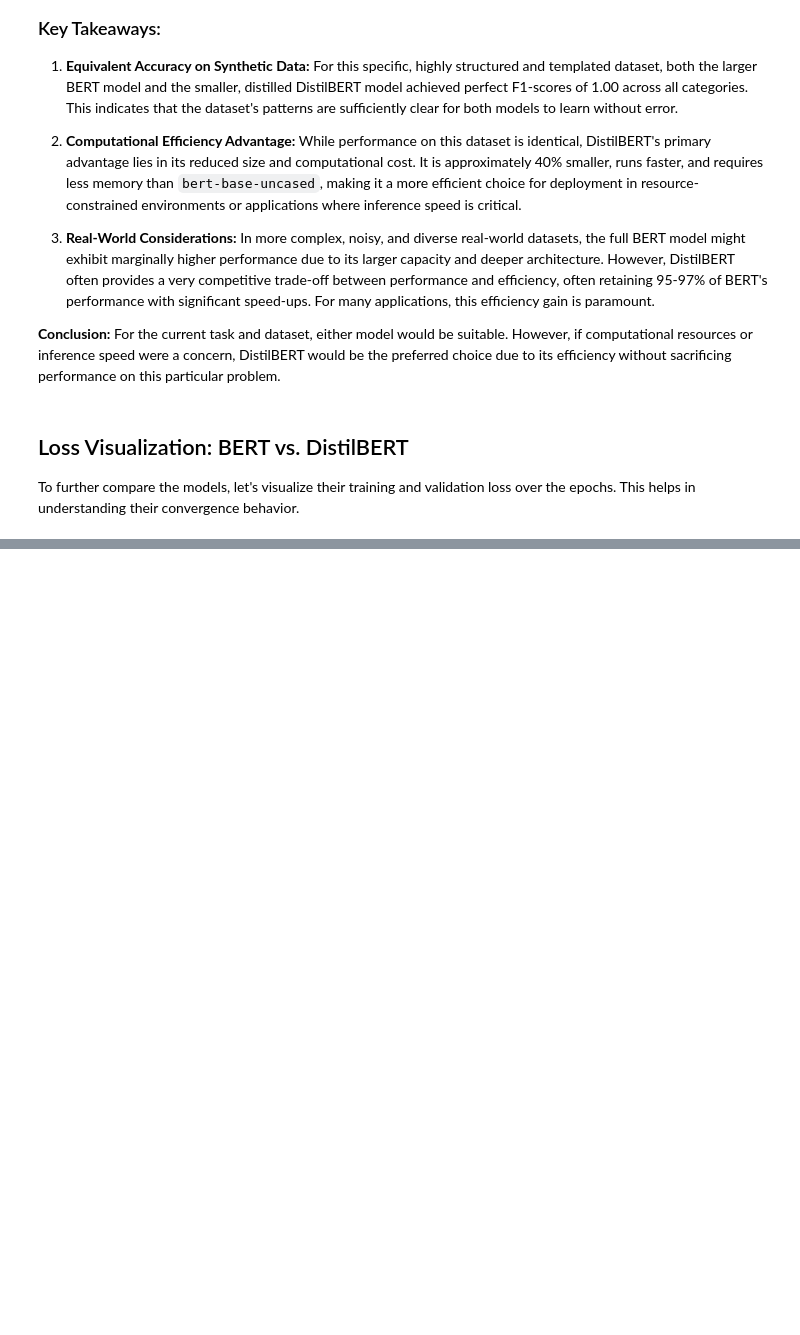
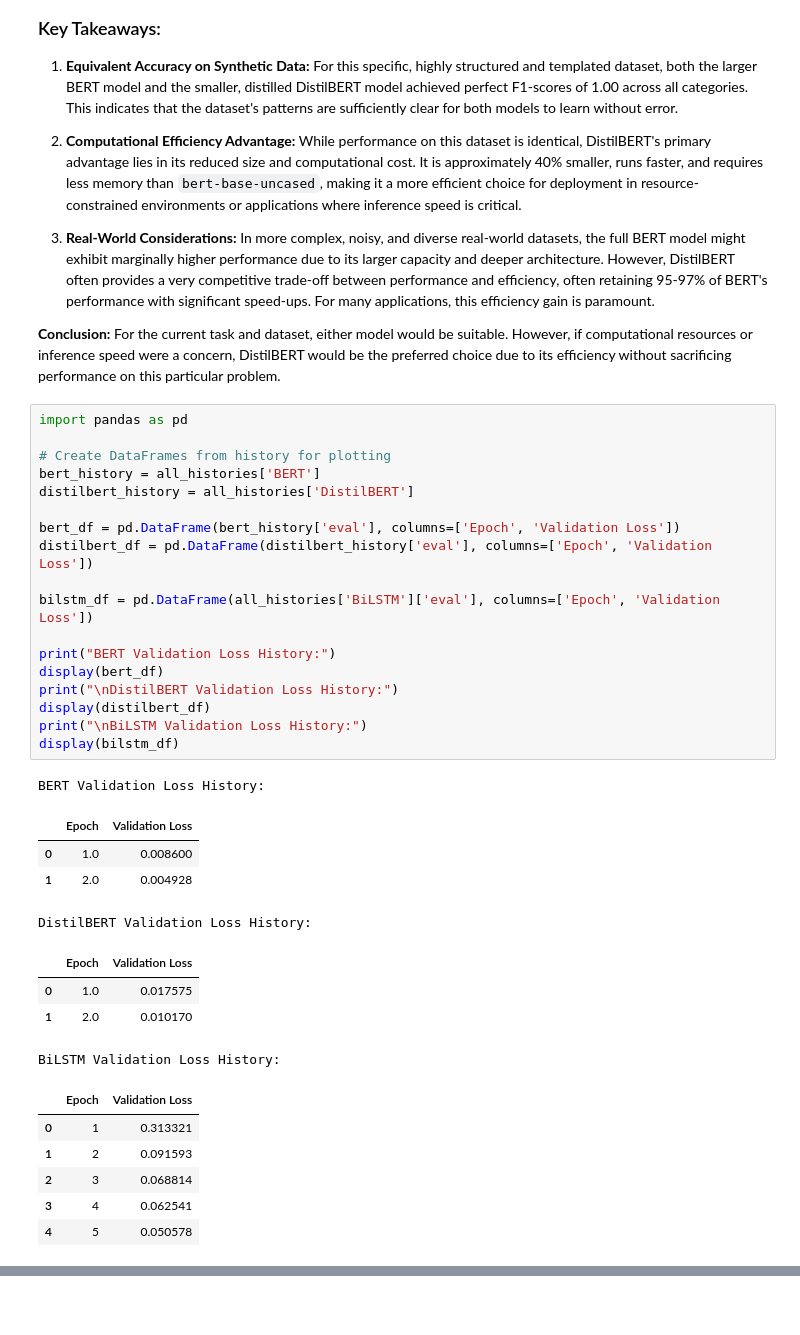
Before and after one commit to francescachn/Text-mining-project, a Jupyter notebook: Copia_di_progetto_data_.ipynb, the cells around one changed output, grey strips where cells are left out. Cells and saved outputs as stored; diff of their text form; blank space fills up the shorter version.

```diff
--- a/Copia_di_progetto_data_.ipynb
+++ b/Copia_di_progetto_data_.ipynb
@@ -1250,8 +1559,38 @@ Both BERT and DistilBERT models achieved perfect classification accuracy on this
 3.  **Real-World Considerations:** In more complex, noisy, and diverse real-world datasets, the full BERT model might exhibit marginally higher performance due to its larger capacity and deeper architecture. However, DistilBERT often provides a very competitive trade-off between performance and efficiency, often retaining 95-97% of BERT's performance with significant speed-ups. For many applications, this efficiency gain is paramount.
 
 **Conclusion:** For the current task and dataset, either model would be suitable. However, if computational resources or inference speed were a concern, DistilBERT would be the preferred choice due to its efficiency without sacrificing performance on this particular problem.
-# %% [markdown]
-## Loss Visualization: BERT vs. DistilBERT
-
-To further compare the models, let's visualize their training and validation loss over the epochs. This helps in understanding their convergence behavior.
+# %%
+import pandas as pd
+
+# Create DataFrames from history for plotting
+bert_history = all_histories['BERT']
+distilbert_history = all_histories['DistilBERT']
+
+bert_df = pd.DataFrame(bert_history['eval'], columns=['Epoch', 'Validation Loss'])
+distilbert_df = pd.DataFrame(distilbert_history['eval'], columns=['Epoch', 'Validation Loss'])
+
+bilstm_df = pd.DataFrame(all_histories['BiLSTM']['eval'], columns=['Epoch', 'Validation Loss'])
+
+print("BERT Validation Loss History:")
+display(bert_df)
+print("\nDistilBERT Validation Loss History:")
+display(distilbert_df)
+print("\nBiLSTM Validation Loss History:")
+display(bilstm_df)
+# %% [output]
+BERT Validation Loss History:
+|  | Epoch | Validation Loss |
+| 0 | 1.0 | 0.008600 |
+| 1 | 2.0 | 0.004928 |
+DistilBERT Validation Loss History:
+|  | Epoch | Validation Loss |
+| 0 | 1.0 | 0.017575 |
+| 1 | 2.0 | 0.010170 |
+BiLSTM Validation Loss History:
+|  | Epoch | Validation Loss |
+| 0 | 1 | 0.313321 |
+| 1 | 2 | 0.091593 |
+| 2 | 3 | 0.068814 |
+| 3 | 4 | 0.062541 |
+| 4 | 5 | 0.050578 |
 # %%
```
Also changed, not shown: parts of 13 cells of this notebook.
